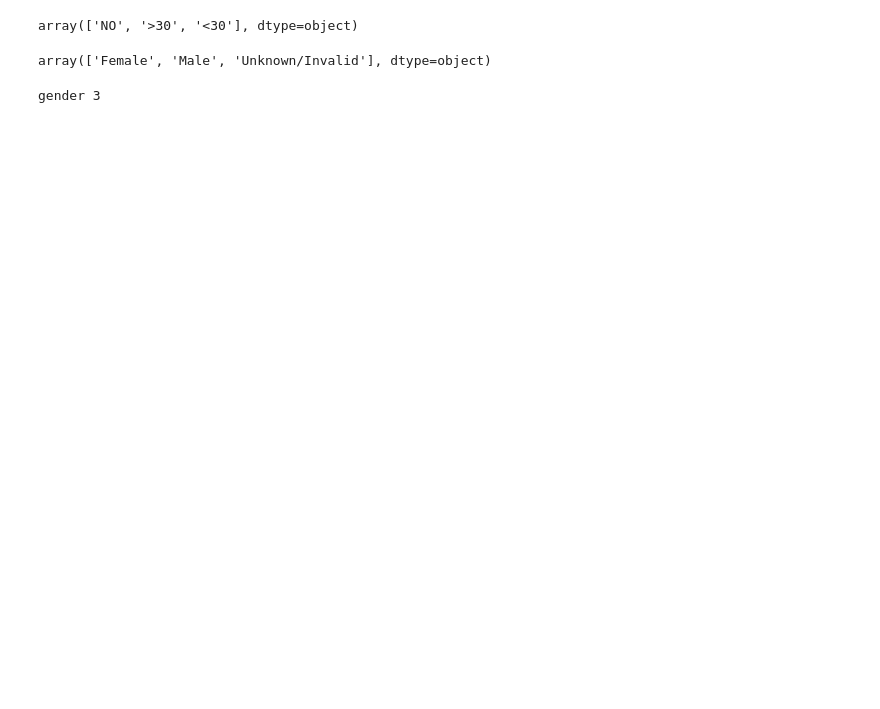
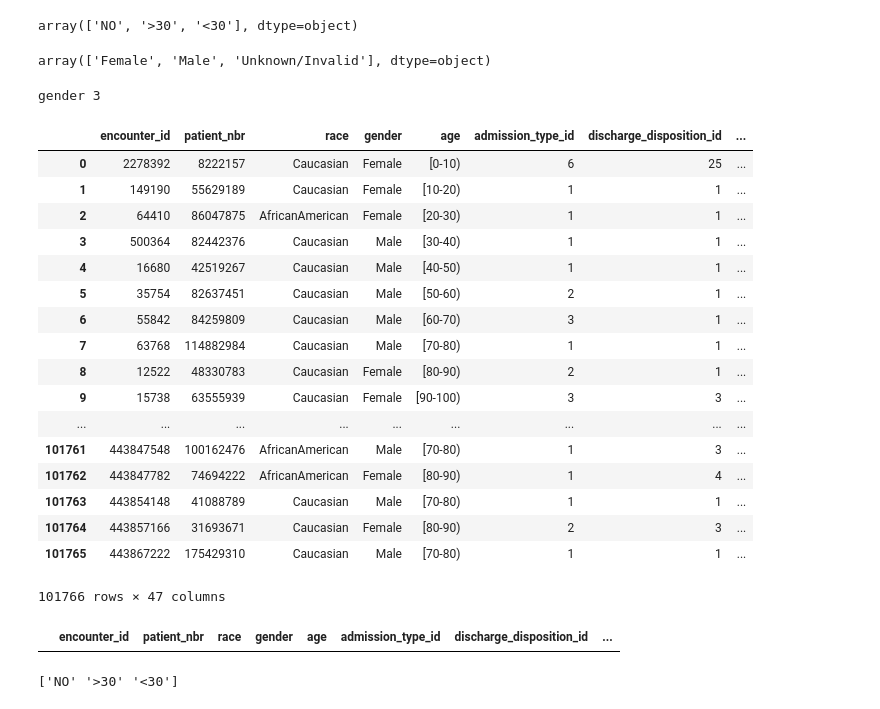
Before and after one commit to MaiaNgo/ds-project-01, a Jupyter notebook: maia/technical notebook_final.ipynb, the cells around one changed output. Drawn from its saved outputs; the diff is of its cells as text; code cells hidden in the pictures; blank space fills up the shorter version.

```diff
--- a/maia/technical notebook_final.ipynb
+++ b/maia/technical notebook_final.ipynb
@@ -159,3 +162,38 @@ array(['Female', 'Male', 'Unknown/Invalid'], dtype=object)
 print('gender', df['gender'][df['gender'] == 'Unknown/Invalid'].count())
 # %% [output]
 gender 3
+# %%
+# Because weight, payer_code, medical_specialty missing value are 96%, 40% & 49% accordingly.
+# Besides, i don't see they are really useful for analysis this secenario, dicided to delette them.
+df.drop(['weight', 'payer_code', 'medical_specialty'], axis=1, inplace = True)
+df
+# %% [output]
+|  | encounter_id | patient_nbr | race | gender | age | admission_type_id | discharge_disposition_id | ... |
+| 0 | 2278392 | 8222157 | Caucasian | Female | [0-10) | 6 | 25 | ... |
+| 1 | 149190 | 55629189 | Caucasian | Female | [10-20) | 1 | 1 | ... |
+| 2 | 64410 | 86047875 | AfricanAmerican | Female | [20-30) | 1 | 1 | ... |
+| 3 | 500364 | 82442376 | Caucasian | Male | [30-40) | 1 | 1 | ... |
+| 4 | 16680 | 42519267 | Caucasian | Male | [40-50) | 1 | 1 | ... |
+| 5 | 35754 | 82637451 | Caucasian | Male | [50-60) | 2 | 1 | ... |
+| 6 | 55842 | 84259809 | Caucasian | Male | [60-70) | 3 | 1 | ... |
+| 7 | 63768 | 114882984 | Caucasian | Male | [70-80) | 1 | 1 | ... |
+| 8 | 12522 | 48330783 | Caucasian | Female | [80-90) | 2 | 1 | ... |
+| 9 | 15738 | 63555939 | Caucasian | Female | [90-100) | 3 | 3 | ... |
+| ... | ... | ... | ... | ... | ... | ... | ... | ... |
+| 101761 | 443847548 | 100162476 | AfricanAmerican | Male | [70-80) | 1 | 3 | ... |
+| 101762 | 443847782 | 74694222 | AfricanAmerican | Female | [80-90) | 1 | 4 | ... |
+| 101763 | 443854148 | 41088789 | Caucasian | Male | [70-80) | 1 | 1 | ... |
+| 101764 | 443857166 | 31693671 | Caucasian | Female | [80-90) | 2 | 3 | ... |
+| 101765 | 443867222 | 175429310 | Caucasian | Male | [70-80) | 1 | 1 | ... |
+101766 rows × 47 columns
+# %%
+# There is no duplicated value in column patient_nbr
+df[df.duplicated(keep=False)].sort_values(by='patient_nbr')
+# %% [output]
+|  | encounter_id | patient_nbr | race | gender | age | admission_type_id | discharge_disposition_id | ... |
+# %%
+##### Because 'readmitted' is a very important feature to look through therefore need to check to see all possible value of data in column
+reamitted_values = df['readmitted'].unique()
+print(reamitted_values)
+# %% [output]
+['NO' '>30' '<30']
```
Also changed, not shown: parts of 16 cells of this notebook.
